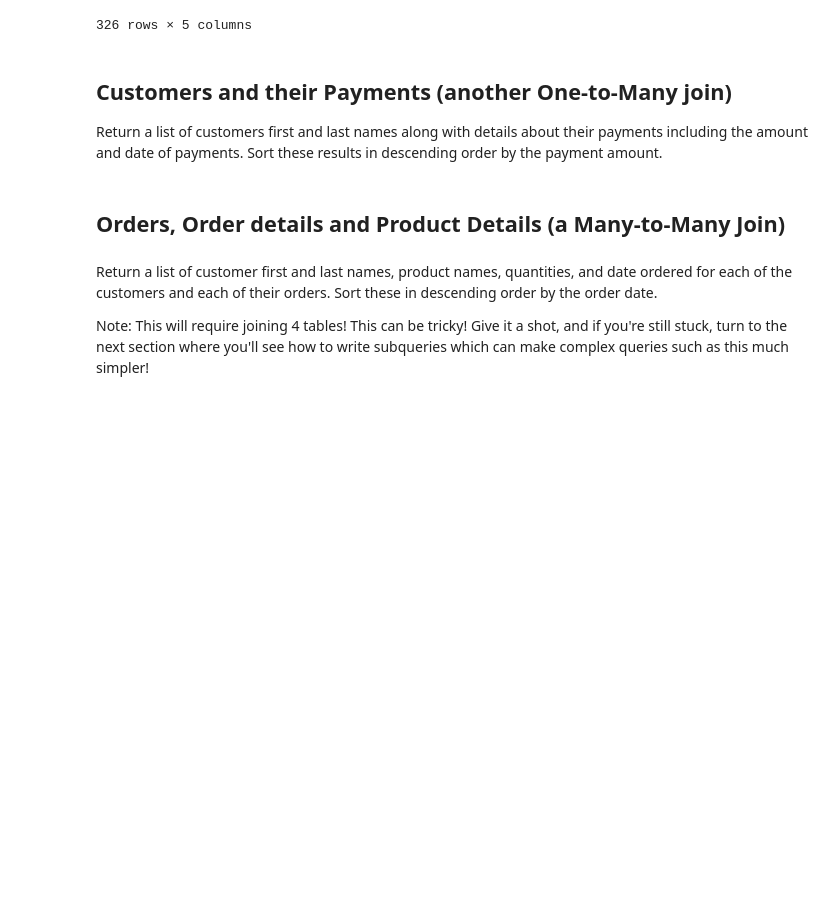
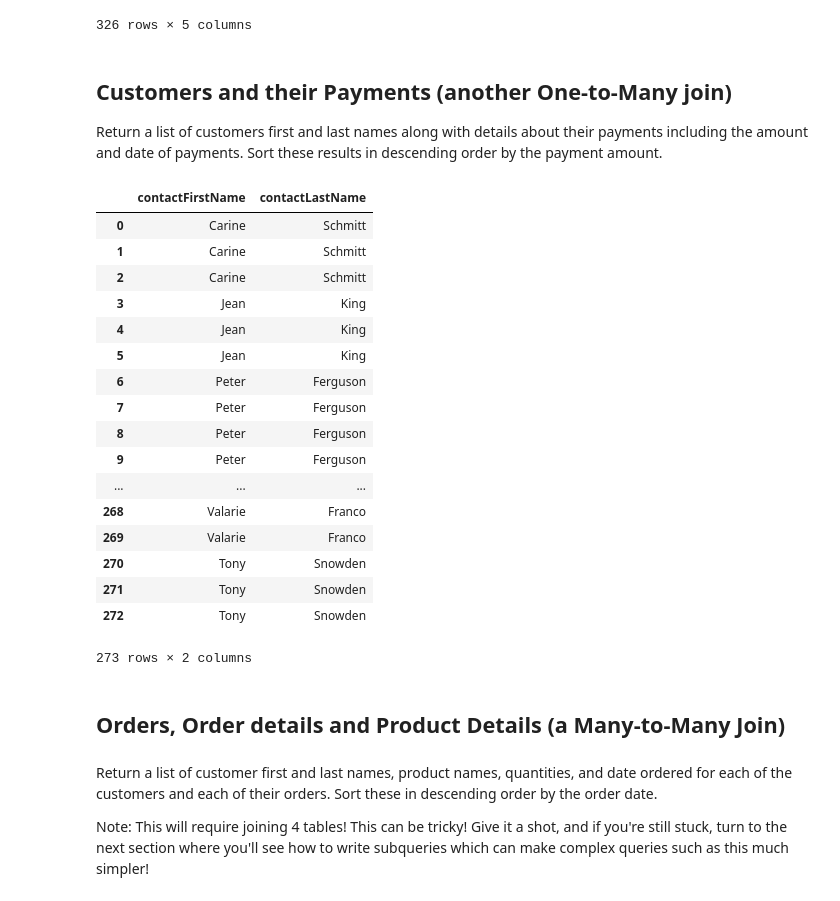
Before and after one commit to aschams/dsc-one-to-many-and-many-to-many-joins-lab-dc-ds-060319, a Jupyter notebook: index.ipynb, the cells around one changed output. Saved outputs shown, nothing was run; the diff lists cells and outputs as text; code cells hidden in the pictures; blank space fills up the shorter version.

```diff
--- a/index.ipynb
+++ b/index.ipynb
@@ -94,11 +94,31 @@ Return a list of customers first and last names along with details about their p
 # %%
 # Your code here
 c.execute('''SELECT contactFirstName, contactLastName
              FROM customers
              JOIN payments
              USING(customerNumber)''')
 df = pd.DataFrame(c.fetchall())
 df.columns = [i[0] for i in c.description]
+df
+# %% [output]
+|  | contactFirstName | contactLastName |
+| 0 | Carine | Schmitt |
+| 1 | Carine | Schmitt |
+| 2 | Carine | Schmitt |
+| 3 | Jean | King |
+| 4 | Jean | King |
+| 5 | Jean | King |
+| 6 | Peter | Ferguson |
+| 7 | Peter | Ferguson |
+| 8 | Peter | Ferguson |
+| 9 | Peter | Ferguson |
+| ... | ... | ... |
+| 268 | Valarie | Franco |
+| 269 | Valarie | Franco |
+| 270 | Tony | Snowden |
+| 271 | Tony | Snowden |
+| 272 | Tony | Snowden |
+273 rows × 2 columns
 # %% [markdown]
 ## Orders, Order details and Product Details (a Many-to-Many Join)
 # %% [markdown]
```
